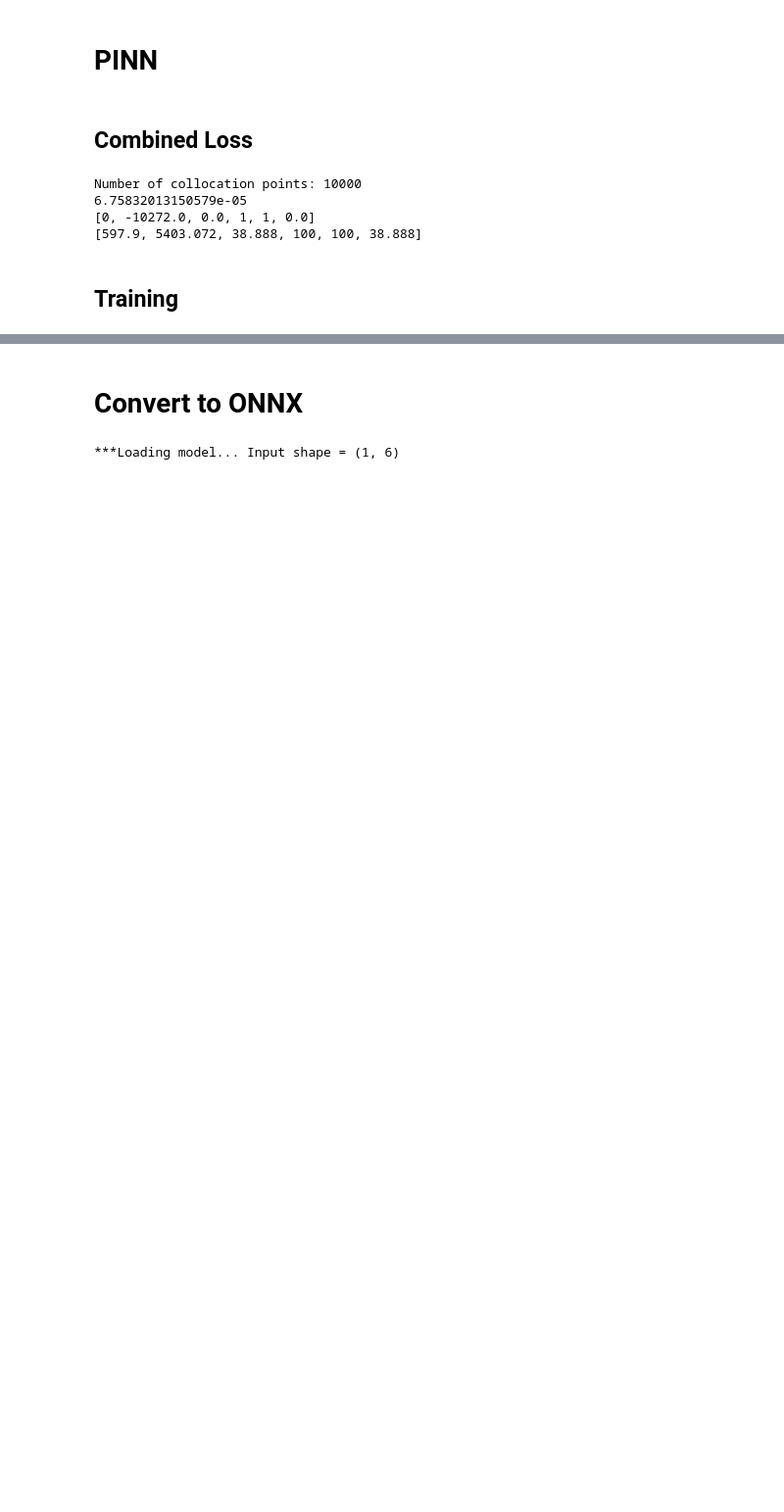
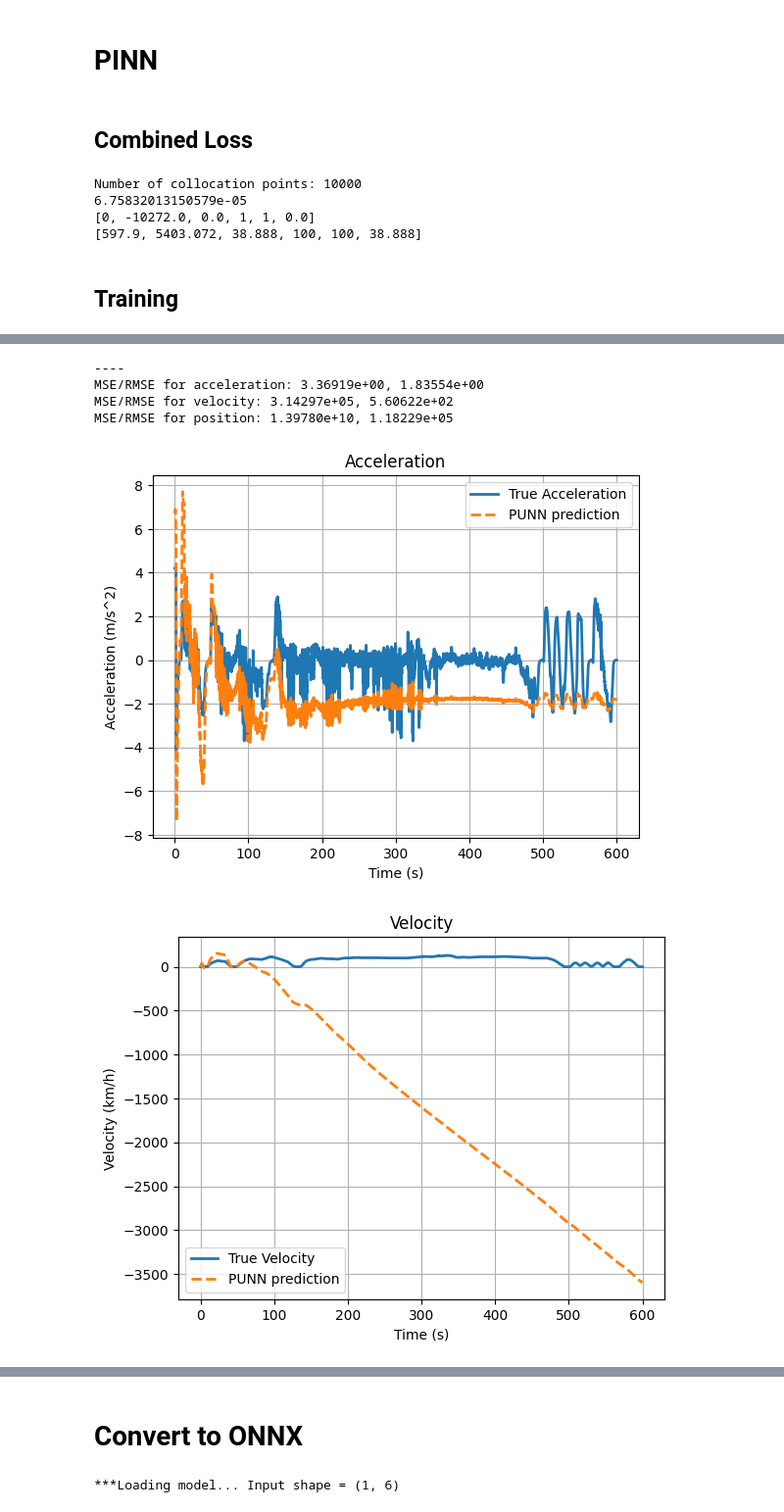
Before and after one commit to ZeArteaga/PINN-control-platooning, a Jupyter notebook: PINN.ipynb, the cells around one changed output, grey strips where cells are left out. Shown at 98% size. Drawn from its saved outputs; the diff is of its cells as text; code cells hidden in the pictures; blank space fills up the shorter version.

Commit message:
Testing functions and plots are now working but need to simplify model for mpc implementaition.

```diff
--- a/PINN.ipynb
+++ b/PINN.ipynb
@@ -222,7 +216,7 @@ for df in dfs:
     n_features = X.shape[1]
     Y = df[["fv0_a"]].to_numpy()  #NN predicts instantaneous acceleration
     y0 = Y[0]
-    ds_X, ds_Y = create_dataset_windows(X, Y, window_size)
+    ds_X, ds_Y = create_dataset_windows(X, Y, window_size, drop_remainder=True)
 
     if total_ds == None: #first cycle
         total_ds = [ds_X, ds_Y]
@@ -537,7 +459,7 @@ class PinnModel(Model):
             "true_phy_params": self.true_params,
             "train_params"   : self.train_params,
             "n_hid_layers"   : self.n_hid_layers,
-            "n_neurons"      : self.filters,
+            "filters"      : self.filters,
             "kernel_size"    : self.kernel_size,
             "act"            : self.act,
             **super().get_config()
@@ -857,0 +668,38 @@ MSE/RMSE for position: 9.54685e+07, 9.77080e+03
+# %%
+test_traj = "us06col"
+scaler_X = joblib.load(f"models/scalers/scalerX_{model_name}.save")
+scaler_Y = joblib.load(f"models/scalers/scalerY_{model_name}.save")
+df_test = pd.read_csv("data/driving_cycles/CACC_" + test_traj + ".csv")
+
+X_test = df_test[["t", "fv0_u", "fv0_v_noise", "d_fv0_lv_noise", "d*_fv0_lv", "lv_v_noise"]].to_numpy()
+padding = np.repeat(X_test[0:1, :], window_size-1, axis=0) #need to pad features (like in a real application until the buffer is filled)
+X_test = np.vstack([padding, X_test])
+ds_X_test = tf.data.Dataset.from_tensor_slices(X_test)
+ds_X_test = ds_X_test.window(size=window_size, shift=1, drop_remainder=True).flat_map(lambda window:window.batch(window_size))
+true_data = df_test[["fv0_a", "fv0_v", "fv0_x"]].to_numpy()
+
+#no shuffling this time
+#passing here true_data just to reuse this function:
+ds_test_norm = ds_X_test.map(lambda window_x: tf_scale_window(scaler_X, scaler_Y, window_x, true_data[0,:], window_size, n_features))
+ds_test_norm = ds_X_test.batch(1).prefetch(buffer_size=tf.data.AUTOTUNE) #test sequentially -> batch=1
+# %%
+punn_model = load_model(f"models/punn_{model_name}.keras", compile=True)
+#punn_model.evaluate(ds_val) double check validation loss
+#Load custom pinn model
+#custom_objects = {"PinnModel": PinnModel}#, "train_params": train_params, "true_phy_params": true_phy_params}
+#pinn_model = load_model(f"models/pinn_{model_name}.keras", custom_objects=custom_objects, compile=False)
+#print("Converged phy values:", pinn_model.params)
+
+print("Testing trajectory (" + test_traj + ") statistics: ")
+print("PUNN:")
+punn_test_norm = punn_model.predict(ds_test_norm) #scaled
+""" print("PUNN:")
+pinn_test_traj_eval = pinn_model.predict(ds_test) """
+print("----")
+punn_pred_avp = evaluate_results(punn_test_norm, true_data, dt, scaler_Y)
+
+comparison_plot(dt, true_data=true_data, meas_data=None,
+    pred_data=[(punn_pred_avp, "PUNN prediction")],
+    suptitle="Predicted solution vs Ground Truth: PUNN vs PINN for trajectory " + test_traj
+)
+# %% [output]
@@ -857,0 +710,6 @@ MSE/RMSE for position: 9.54685e+07, 9.77080e+03
+----
+MSE/RMSE for acceleration: 3.36919e+00, 1.83554e+00
+MSE/RMSE for velocity: 3.14297e+05, 5.60622e+02
+MSE/RMSE for position: 1.39780e+10, 1.18229e+05
+[figure, added]
+[figure, added]
```
Also changed, not shown: parts of 16 cells of this notebook, 10 other files.
